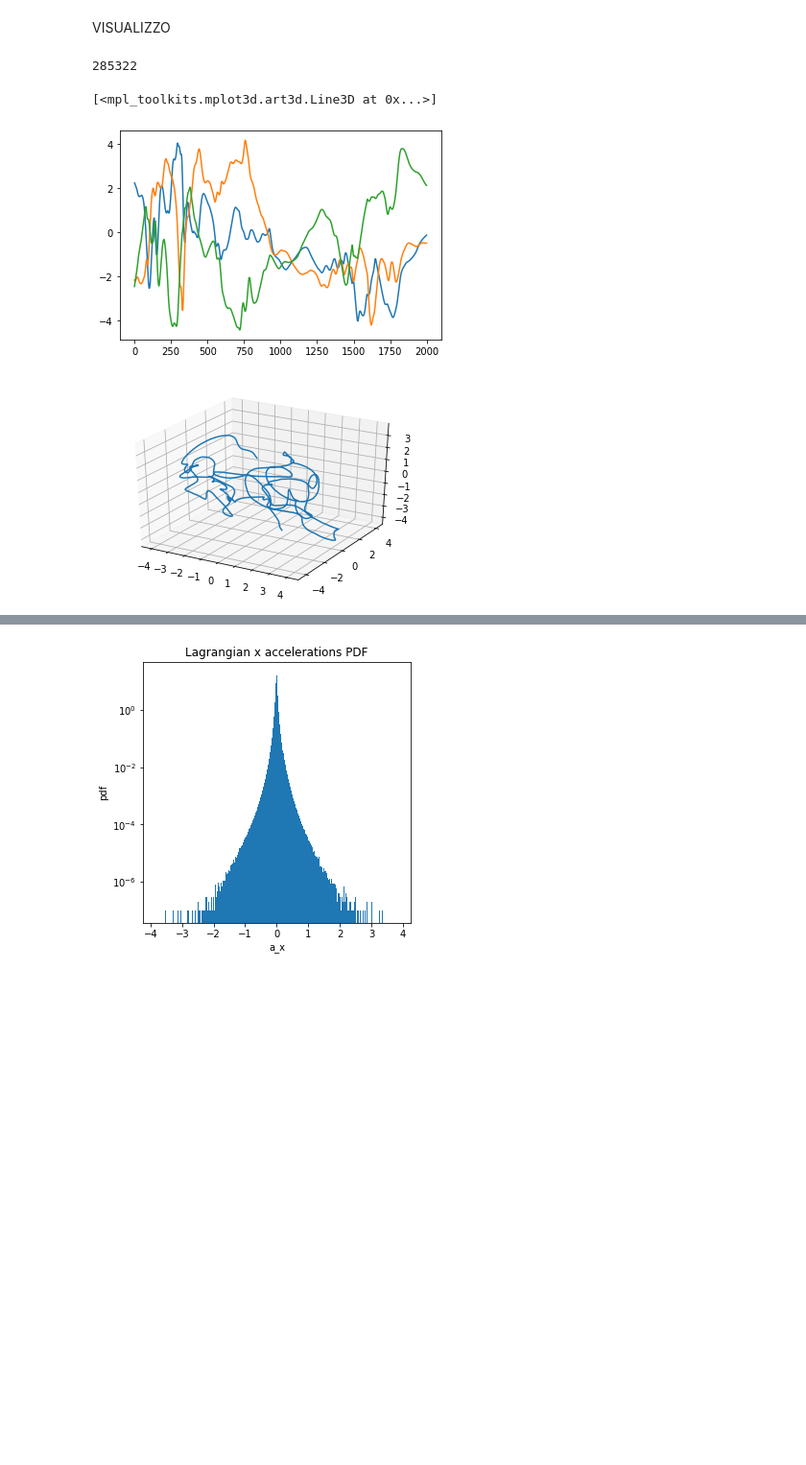
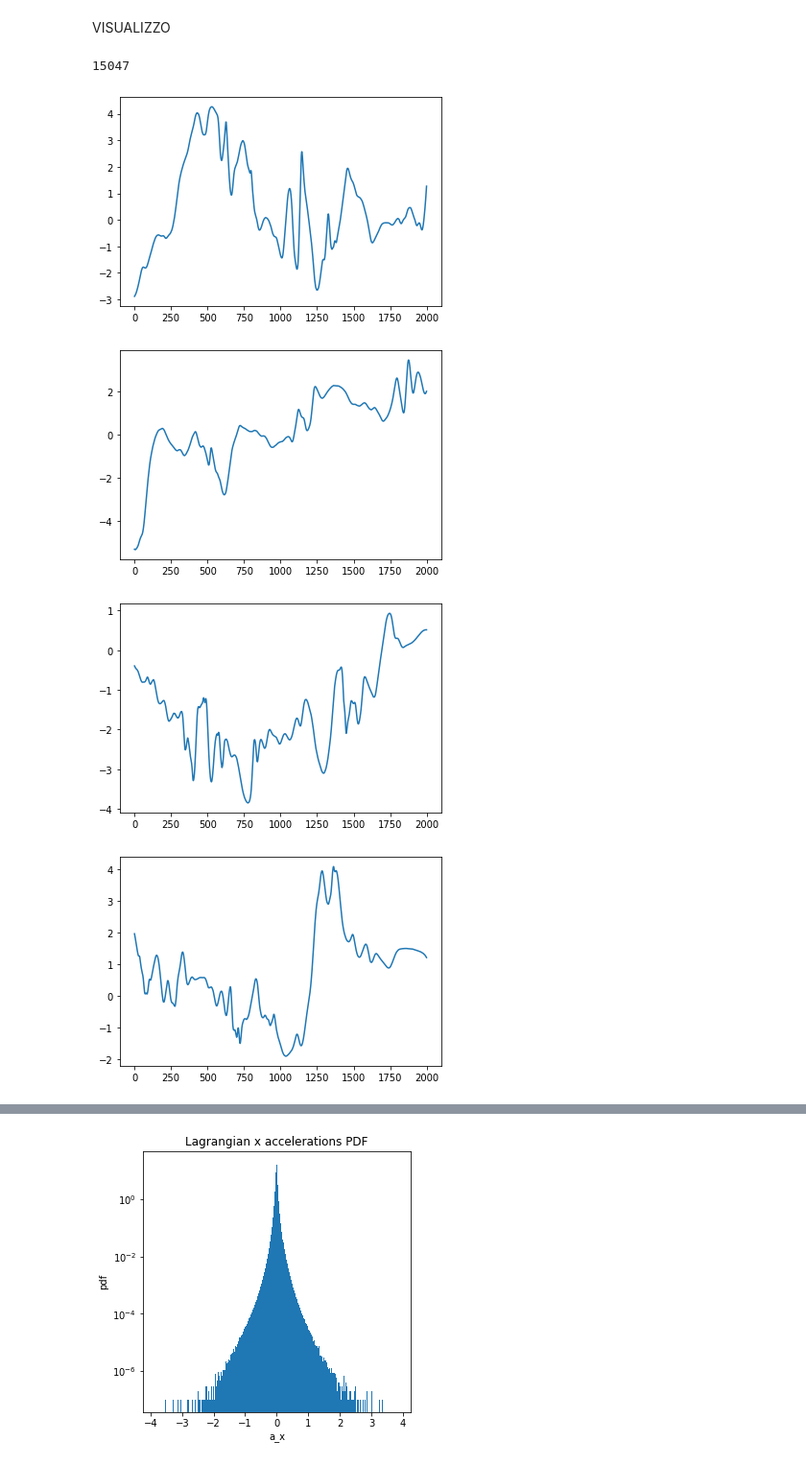
Before and after one commit to scarpma/lagrangian, a Jupyter notebook: pdf_plot.ipynb, the cells around one changed output, grey strips where cells are left out. Shown at 96% size. Saved outputs shown, nothing was run; the diff lists cells and outputs as text; code cells hidden in the pictures; blank space fills up the shorter version.

```diff
--- a/pdf_plot.ipynb
+++ b/pdf_plot.ipynb
@@ -1,21 +1,25 @@
 # %% [markdown]
 VISUALIZZO
 # %%
+import numpy as np
 path_v = '../databases/velocities.npy'
-db = np.load(path)
+db = np.load(path_v)
 # %%
 import matplotlib.pyplot as plt
 from mpl_toolkits import mplot3d
 import numpy as np
 %matplotlib inline
-n = int(np.random.uniform(0,len(db[:,0,0])))
 print(n)
-plt.plot(db[n,:,:])
-fig = plt.figure()
-ax = plt.axes(projection='3d')
-ax.plot3D(db[n,:,0],db[n,:,1],db[n,:,2])
+for i in range(10):
+    n = int(np.random.uniform(0,len(db[:,0,0])))
+    plt.plot(db[n,:,0])
+    plt.show()
+#fig = plt.figure()
+#ax = plt.axes(projection='3d')
+#ax.plot3D(db[n,:,0],db[n,:,1],db[n,:,2])
 # %% [output]
-285322
+15047
-[<mpl_toolkits.mplot3d.art3d.Line3D at 0x...>]
-[figure, old version]
+[figure, new version]
-[figure, old version]
+[figure, new version]
+[figure, added]
+[figure, added]
```
Also changed, not shown: parts of 4 cells of this notebook, 17 other files.
